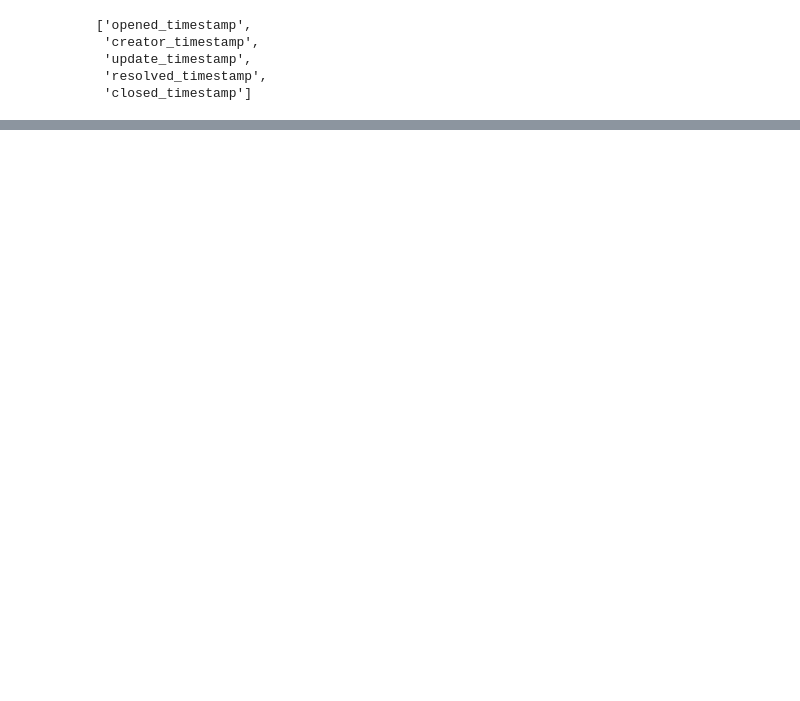
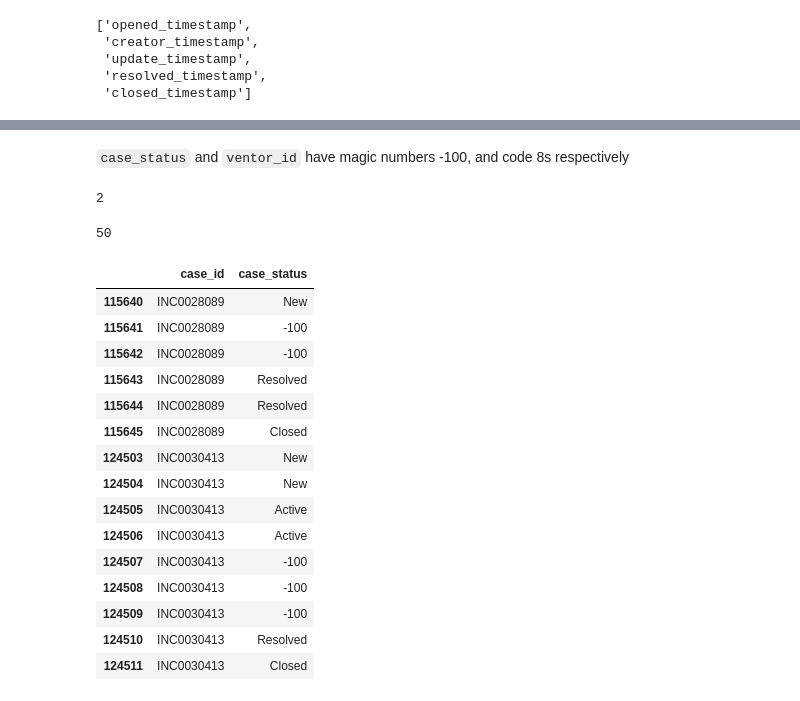
Before and after one commit to shashankgarewal/temporal-sequence-eventLog, a Jupyter notebook: notebooks/01_data_inspection.ipynb, the cells around one changed output, grey strips where cells are left out. Cells and saved outputs as stored; diff of their text form; code cells hidden in the pictures; blank space fills up the shorter version.

```diff
--- a/notebooks/01_data_inspection.ipynb
+++ b/notebooks/01_data_inspection.ipynb
@@ -95,0 +274,36 @@ df.describe()
+# %% [markdown]
+`case_status` and `ventor_id` have magic numbers -100, and code 8s respectively
+# %%
+status_magic_idx = df['case_status'].eq('-100')
+status_magic_case_id = df[status_magic_idx]['case_id'].unique()
+status_magic_case_id.size
+# %% [output]
+2
+# %%
+status_magic_idx = df['vendor_id'].eq('code 8s')
+status_magic_case_id = df[status_magic_idx]['case_id'].unique()
+status_magic_case_id.size
+# %% [output]
+50
+# %%
+status_magic_idx = df['case_status'].eq('-100')
+status_magic_case_id = df[status_magic_idx]['case_id'].unique()
+df_magic = df.loc[df['case_id'].isin(status_magic_case_id)]
+df_magic[['case_id', 'case_status']]
+# %% [output]
+|  | case_id | case_status |
+| 115640 | INC0028089 | New |
+| 115641 | INC0028089 | -100 |
+| 115642 | INC0028089 | -100 |
+| 115643 | INC0028089 | Resolved |
+| 115644 | INC0028089 | Resolved |
+| 115645 | INC0028089 | Closed |
+| 124503 | INC0030413 | New |
+| 124504 | INC0030413 | New |
+| 124505 | INC0030413 | Active |
+| 124506 | INC0030413 | Active |
+| 124507 | INC0030413 | -100 |
+| 124508 | INC0030413 | -100 |
+| 124509 | INC0030413 | -100 |
+| 124510 | INC0030413 | Resolved |
+| 124511 | INC0030413 | Closed |
```
Also changed, not shown: parts of 26 cells of this notebook.
